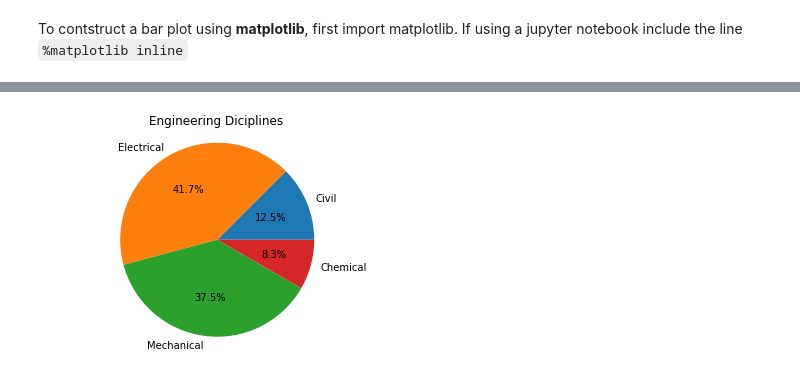
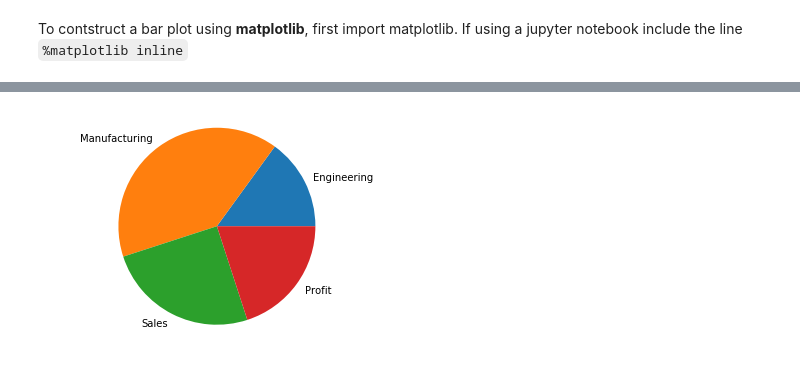
Before and after one commit to ProfessorKazarinoff/Problem-Solving-101-with-Python, a Jupyter notebook: notebooks/05-Plotting-with-Matplotlib/06.06-Bar-Charts-and-Pie-Charts.ipynb, the cells around one changed output, grey strips where cells are left out. Saved outputs shown, nothing was run; the diff lists cells and outputs as text; code cells hidden in the pictures.

Commit message:
plot ch edits

```diff
--- a/notebooks/05-Plotting-with-Matplotlib/06.06-Bar-Charts-and-Pie-Charts.ipynb
+++ b/notebooks/05-Plotting-with-Matplotlib/06.06-Bar-Charts-and-Pie-Charts.ipynb
@@ -56,13 +95,13 @@ x = np.array([0.38, 0.19, 1-0.38-0.19])
 # %%
+import matplotlib.pyplot as plt
+
 # Pie chart, where the slices will be ordered and plotted counter-clockwise:
-labels = ['Civil', 'Electrical', 'Mechanical', 'Chemical']
-sizes = [15, 50, 45, 10]
+labels = 'Engineering', 'Manufacturing', 'Sales', 'Profit'
+sizes = [1.35, 3.60, 2.25, 1.80]
 
-fig, ax = plt.subplots()
-ax.pie(sizes, labels=labels, autopct='%1.1f%%')
-ax.axis('equal')  # Equal aspect ratio ensures that pie is drawn as a circle.
-ax.set_title('Engineering Diciplines')
+plt.pie(sizes, labels=labels)
 
+plt.axis('equal')
 plt.show()
 # %% [output]
-[figure, old version]
+[figure, new version]
```
Also changed, not shown: parts of 21 cells of this notebook, 14 other files.
